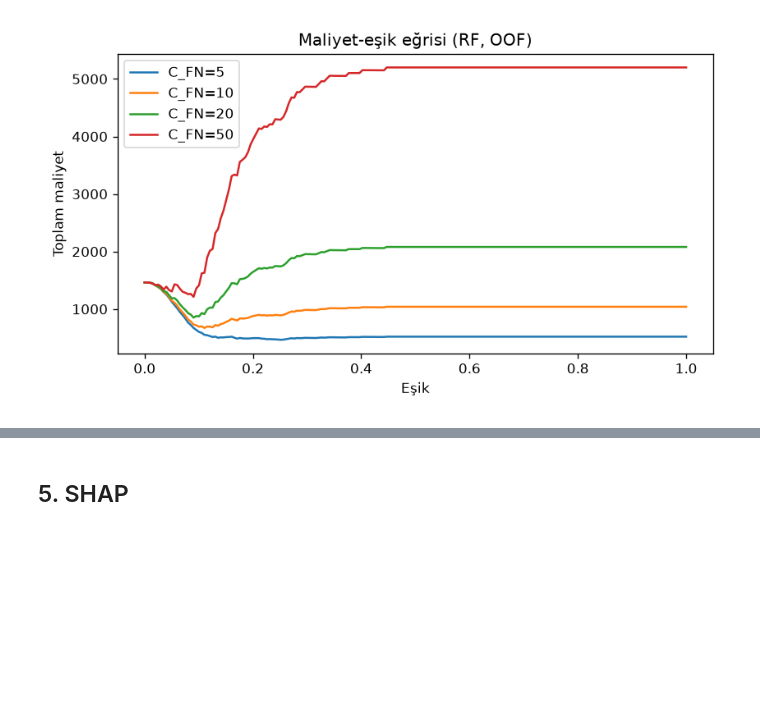
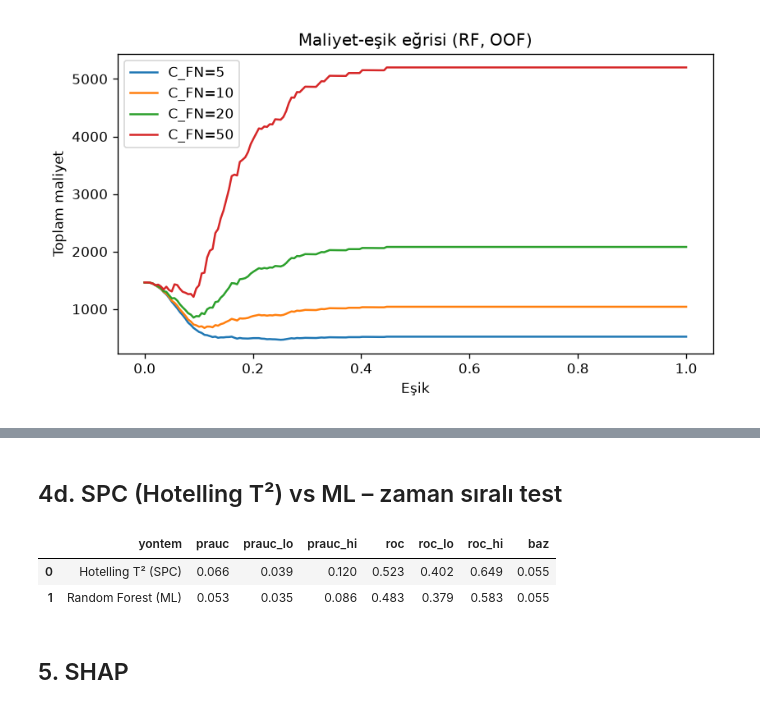
Before and after one commit to Atytmr07/secom-predictive-quality, a Jupyter notebook: notebooks/01_ozet.ipynb, the cells around one changed output, grey strips where cells are left out. Saved outputs shown, nothing was run; the diff lists cells and outputs as text; code cells hidden in the pictures; blank space fills up the shorter version.

```diff
--- a/notebooks/01_ozet.ipynb
+++ b/notebooks/01_ozet.ipynb
@@ -44,3 +60,11 @@ display(Image(R+'cost_threshold.png'))
+# %% [markdown]
+## 4d. SPC (Hotelling T²) vs ML – zaman sıralı test
+# %%
+pd.read_csv(R+'spc_vs_ml.csv')
+# %% [output]
+|  | yontem | prauc | prauc_lo | prauc_hi | roc | roc_lo | roc_hi | baz |
+| 0 | Hotelling T² (SPC) | 0.066 | 0.039 | 0.120 | 0.523 | 0.402 | 0.649 | 0.055 |
+| 1 | Random Forest (ML) | 0.053 | 0.035 | 0.086 | 0.483 | 0.379 | 0.583 | 0.055 |
 # %% [markdown]
 ## 5. SHAP
 # %%
```
Also changed, not shown: parts of 4 cells of this notebook, 11 other files.
